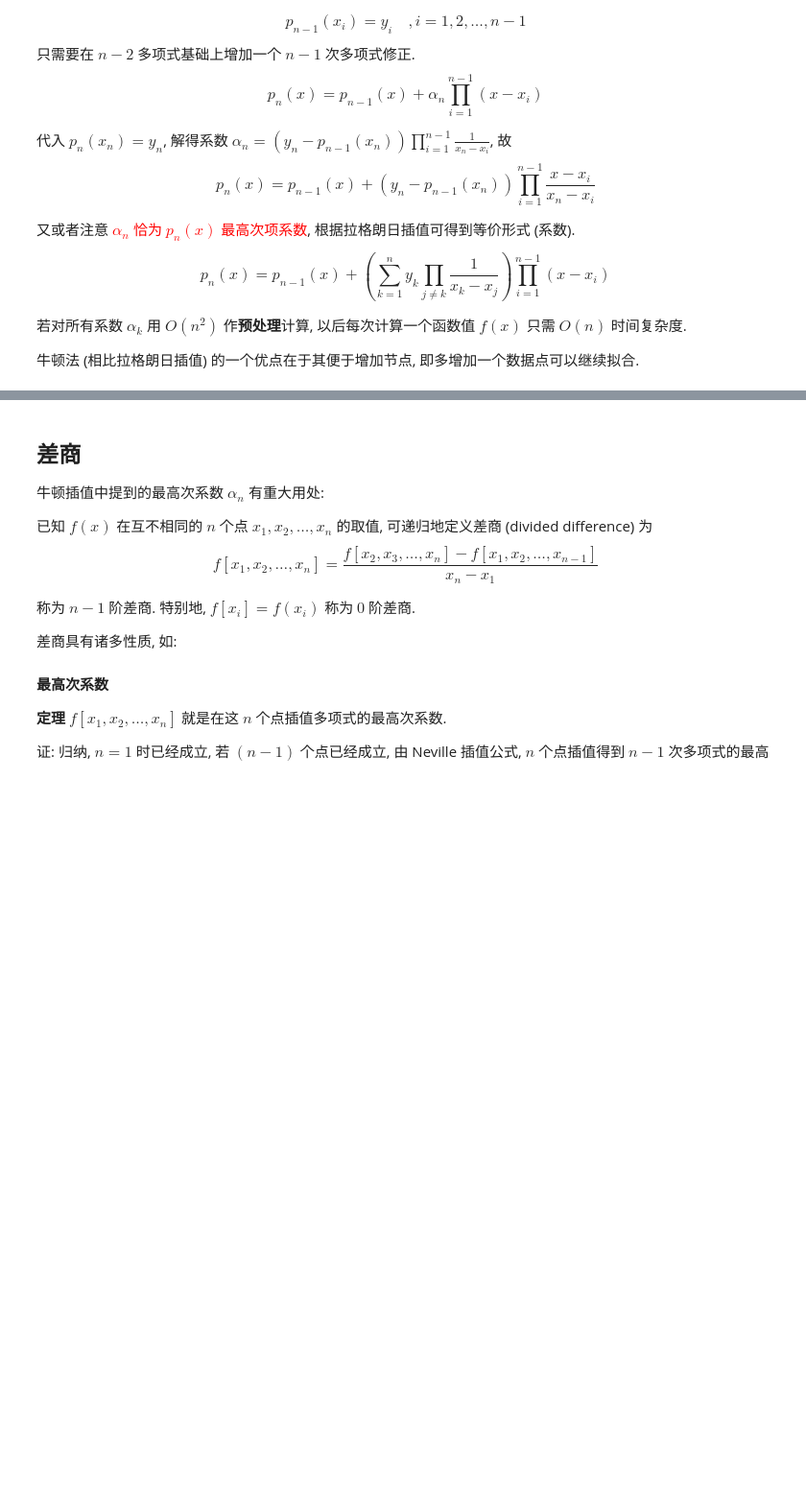
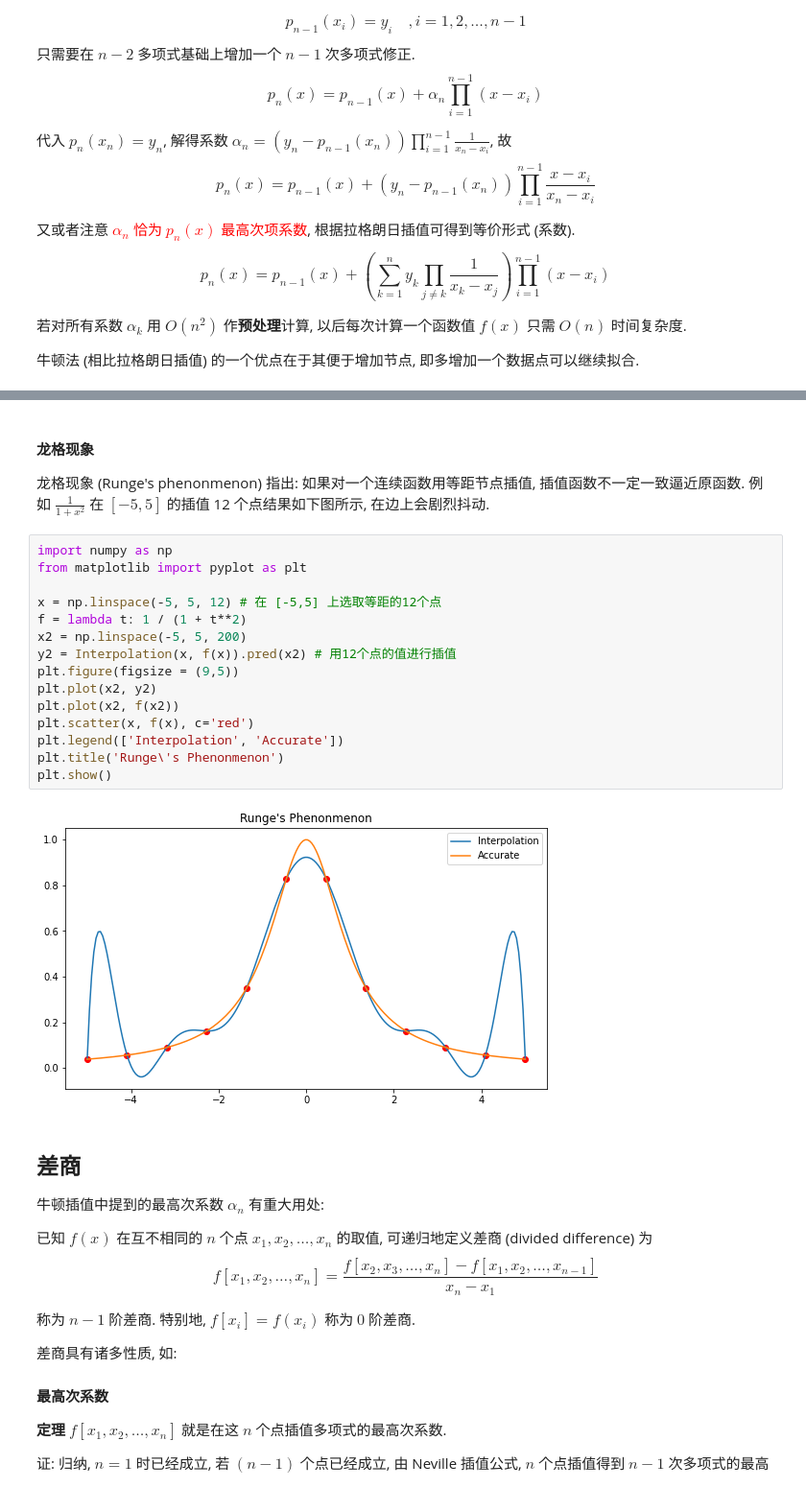
Before and after one commit to ForeverHaibara/Fudan-Courses, a Jupyter notebook: 数值算法与案例分析II/2 插值.ipynb, the cells around one changed output, grey strips where cells are left out. Shown: that part at 96% size. Drawn from its saved outputs; the diff is of its cells as text; blank space fills up the shorter version.

```diff
--- a/数值算法与案例分析II/2 插值.ipynb
+++ b/数值算法与案例分析II/2 插值.ipynb
@@ -62,3 +101,25 @@ $$p_n(x) = p_{n-1}(x) + \left( \sum_{k=1}^n y_k\prod_{j\neq k}\frac{1}{x_k - x_j
+# %% [markdown]
+#### 龙格现象
+
+龙格现象 (Runge's phenonmenon) 指出: 如果对一个连续函数用等距节点插值, 插值函数不一定一致逼近原函数.
+例如 $\frac{1}{1+x^2}$ 在 $[-5,5]$ 的插值 12 个点结果如下图所示, 在边上会剧烈抖动.
+# %%
+import numpy as np
+from matplotlib import pyplot as plt
+
+x = np.linspace(-5, 5, 12) # 在 [-5,5] 上选取等距的12个点
+f = lambda t: 1 / (1 + t**2)
+x2 = np.linspace(-5, 5, 200)
+y2 = Interpolation(x, f(x)).pred(x2) # 用12个点的值进行插值
+plt.figure(figsize = (9,5))
+plt.plot(x2, y2)
+plt.plot(x2, f(x2))
+plt.scatter(x, f(x), c='red')
+plt.legend(['Interpolation', 'Accurate'])
+plt.title('Runge\'s Phenonmenon')
+plt.show()
+# %% [output]
+[figure, added]
 # %% [markdown]
 ## 差商
 
```
Also changed, not shown: parts of 8 cells of this notebook, 3 other files.
